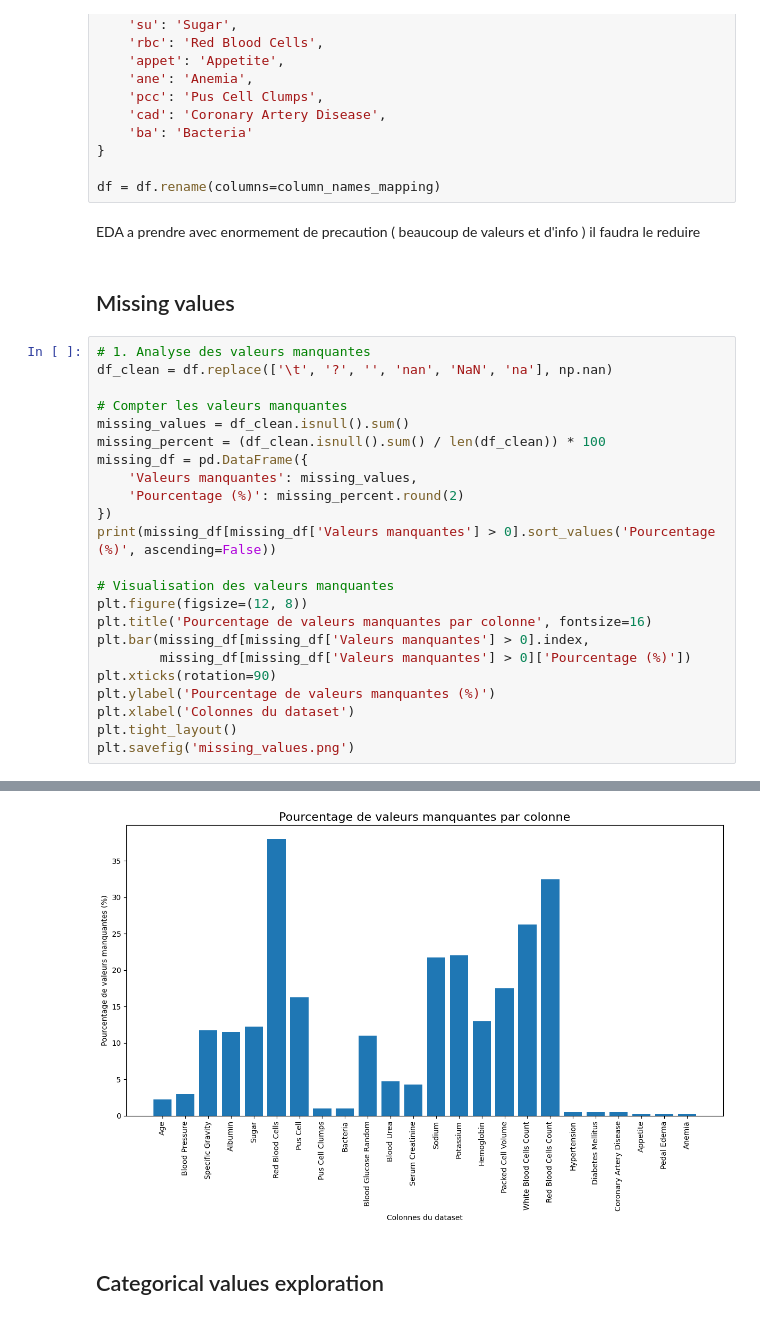
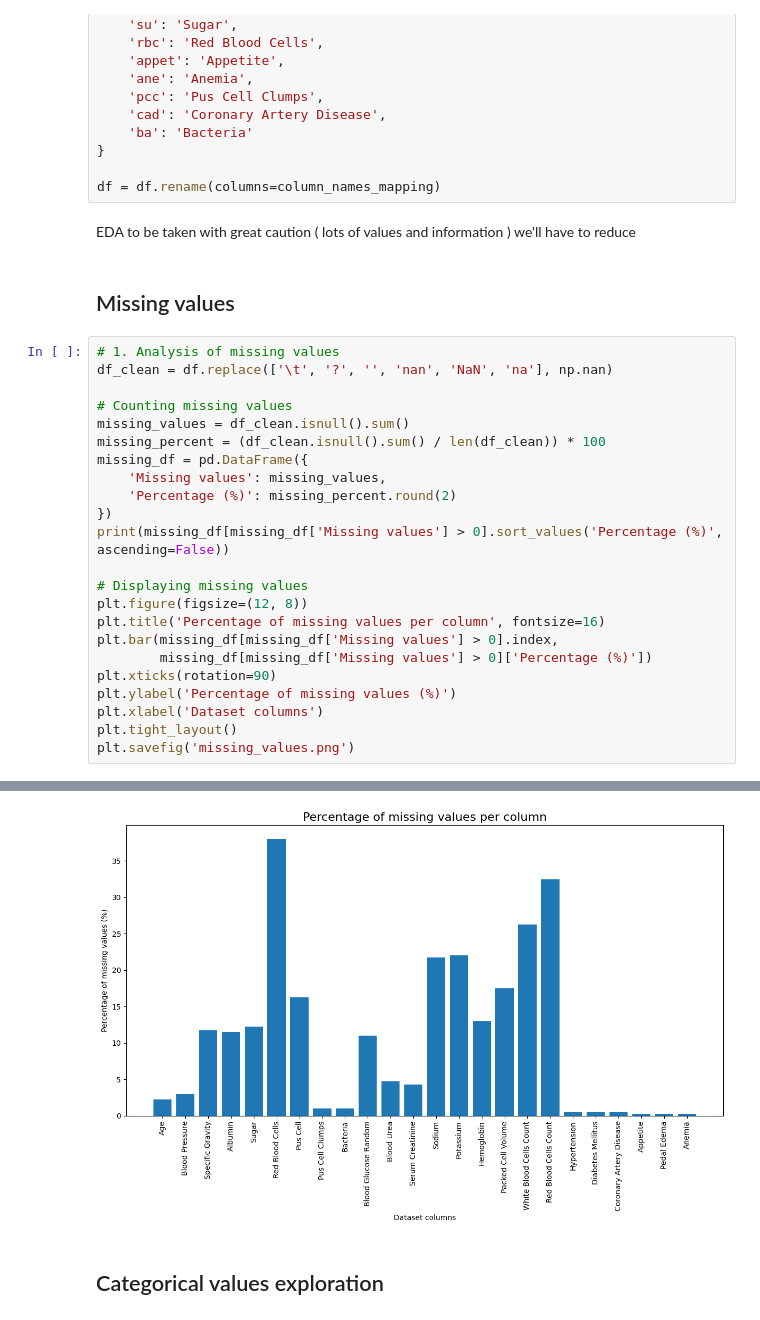
Before and after one commit to hepi1911/ML, a Jupyter notebook: Project_Machine_Learning.ipynb, the cells around one changed output, grey strips where cells are left out. Saved outputs shown, nothing was run; the diff lists cells and outputs as text.

```diff
--- a/Project_Machine_Learning.ipynb
+++ b/Project_Machine_Learning.ipynb
@@ -76,31 +76,31 @@ column_names_mapping = {
 }
 
 df = df.rename(columns=column_names_mapping)
-# %% [markdown]
-EDA a prendre avec enormement de precaution ( beaucoup de valeurs et d'info ) il faudra le reduire
+# %% [markdown]
+EDA to be taken with great caution ( lots of values and information ) we'll have to reduce
 # %% [markdown]
 ## Missing values
 # %%
-# 1. Analyse des valeurs manquantes
+# 1. Analysis of missing values
 df_clean = df.replace(['\t', '?', '', 'nan', 'NaN', 'na'], np.nan)
 
-# Compter les valeurs manquantes
+# Counting missing values
 missing_values = df_clean.isnull().sum()
 missing_percent = (df_clean.isnull().sum() / len(df_clean)) * 100
 missing_df = pd.DataFrame({
-    'Valeurs manquantes': missing_values,
-    'Pourcentage (%)': missing_percent.round(2)
+    'Missing values': missing_values,
+    'Percentage (%)': missing_percent.round(2)
 })
-print(missing_df[missing_df['Valeurs manquantes'] > 0].sort_values('Pourcentage (%)', ascending=False))
+print(missing_df[missing_df['Missing values'] > 0].sort_values('Percentage (%)', ascending=False))
 
-# Visualisation des valeurs manquantes
+# Displaying missing values
 plt.figure(figsize=(12, 8))
-plt.title('Pourcentage de valeurs manquantes par colonne', fontsize=16)
-plt.bar(missing_df[missing_df['Valeurs manquantes'] > 0].index,
-        missing_df[missing_df['Valeurs manquantes'] > 0]['Pourcentage (%)'])
+plt.title('Percentage of missing values per column', fontsize=16)
+plt.bar(missing_df[missing_df['Missing values'] > 0].index,
+        missing_df[missing_df['Missing values'] > 0]['Percentage (%)'])
 plt.xticks(rotation=90)
-plt.ylabel('Pourcentage de valeurs manquantes (%)')
-plt.xlabel('Colonnes du dataset')
+plt.ylabel('Percentage of missing values (%)')
+plt.xlabel('Dataset columns')
 plt.tight_layout()
 plt.savefig('missing_values.png')
 # %% [output]
@@ -124,4 +124,4 @@ Anemia                                    1             0.25
-[figure, old version]
+[figure, new version]
 # %% [markdown]
 ## Categorical values exploration
 # %%
```
Also changed, not shown: parts of 23 cells of this notebook.
